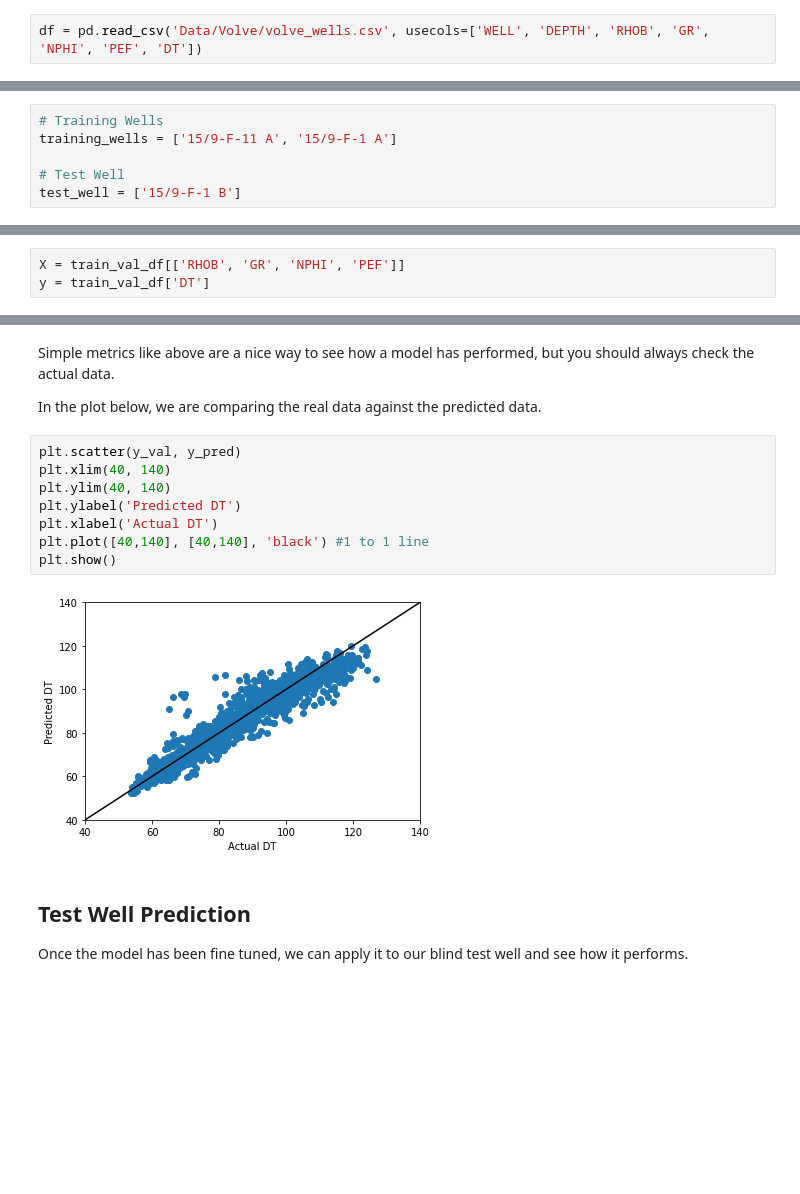
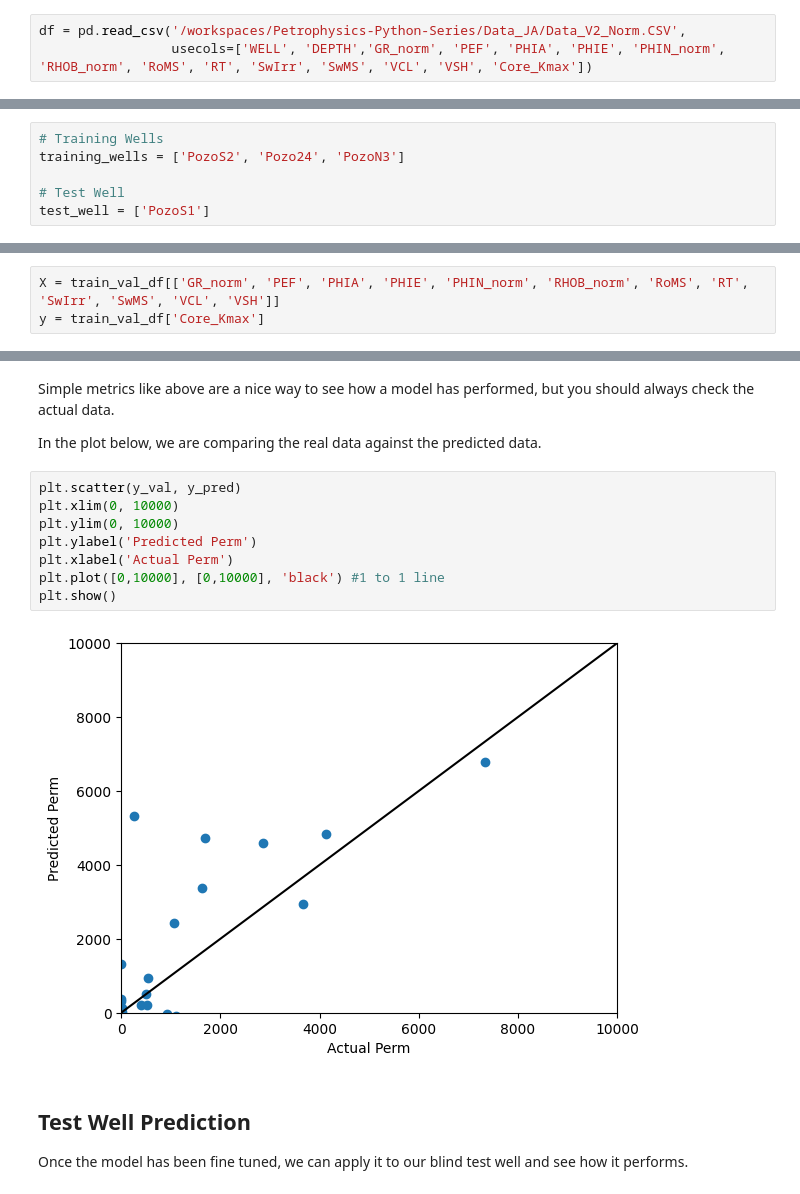
Before and after one commit to Jcavilarincon/Petrophysics-Python-Series, a Jupyter notebook: 35 - ANN for Regression - Prediction of Continuous Well Logs.ipynb, the cells around one changed output, grey strips where cells are left out. Cells and saved outputs as stored; diff of their text form; blank space fills up the shorter version.

```diff
--- a/35 - ANN for Regression - Prediction of Continuous Well Logs.ipynb
+++ b/35 - ANN for Regression - Prediction of Continuous Well Logs.ipynb
@@ -8,7 +8,8 @@ import matplotlib.pyplot as plt
 # %% [markdown]
 med_tutorial_scikit_learn_1.py
 # %%
-df = pd.read_csv('Data/Volve/volve_wells.csv', usecols=['WELL', 'DEPTH', 'RHOB', 'GR', 'NPHI', 'PEF', 'DT'])
+df = pd.read_csv('/workspaces/Petrophysics-Python-Series/Data_JA/Data_V2_Norm.CSV',
+                 usecols=['WELL', 'DEPTH','GR_norm', 'PEF', 'PHIA', 'PHIE', 'PHIN_norm', 'RHOB_norm', 'RoMS', 'RT', 'SwIrr', 'SwMS', 'VCL', 'VSH', 'Core_Kmax'])
 # %%
 df = df.dropna()
 # %% [markdown]
@@ -35,10 +40,10 @@ df
 As we are using measurements taken from multiple wells, one way to split our data into training and testing is to set aside a single well (blind test well) which will be used to see how our model performs on unseen data.
 # %%
 # Training Wells
-training_wells = ['15/9-F-11 A', '15/9-F-1 A']
+training_wells = ['PozoS2', 'Pozo24', 'PozoN3']
 
 # Test Well
-test_well = ['15/9-F-1 B']
+test_well = ['PozoS1']
 # %% [markdown]
 "Extract" the data from the main dataframe using the well lists above
 # %%
@@ -80,8 +85,8 @@ from sklearn import metrics
 # %% [markdown]
 ### Selecting Training and Target Features
 # %%
-X = train_val_df[['RHOB', 'GR', 'NPHI', 'PEF']]
-y = train_val_df['DT']
+X = train_val_df[['GR_norm', 'PEF', 'PHIA', 'PHIE', 'PHIN_norm', 'RHOB_norm', 'RoMS', 'RT', 'SwIrr', 'SwMS', 'VCL', 'VSH']]
+y = train_val_df['Core_Kmax']
 # %% [markdown]
 Note that the name test used here is commonly used within machine learning. In this case the variables X_test and y_test are our validation data. In other words it is used to help tune our model.
 # %%
@@ -165,14 +186,14 @@ Simple metrics like above are a nice way to see how a model has performed, but y
 In the plot below, we are comparing the real data against the predicted data.
 # %%
 plt.scatter(y_val, y_pred)
-plt.xlim(40, 140)
-plt.ylim(40, 140)
-plt.ylabel('Predicted DT')
-plt.xlabel('Actual DT')
-plt.plot([40,140], [40,140], 'black') #1 to 1 line
+plt.xlim(0, 10000)
+plt.ylim(0, 10000)
+plt.ylabel('Predicted Perm')
+plt.xlabel('Actual Perm')
+plt.plot([0,10000], [0,10000], 'black') #1 to 1 line
 plt.show()
 # %% [output]
-[figure, old version]
+[figure, new version]
 # %% [markdown]
 ## Test Well Prediction
 Once the model has been fine tuned, we can apply it to our blind test well and see how it performs.
```
Also changed, not shown: parts of 13 cells of this notebook, 1 other file.
